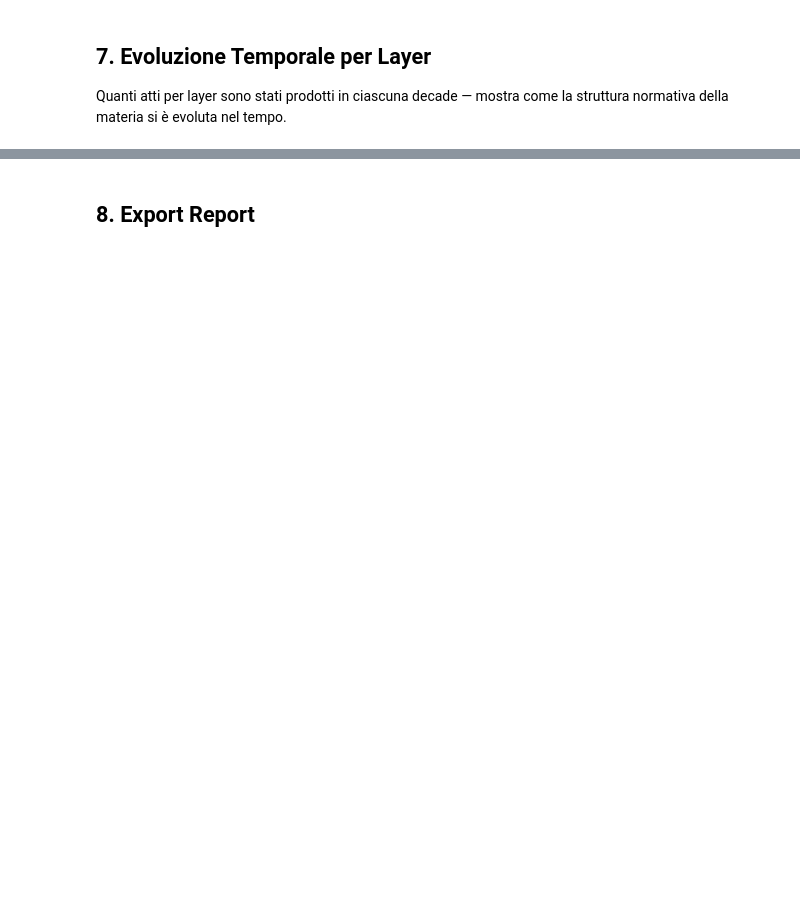
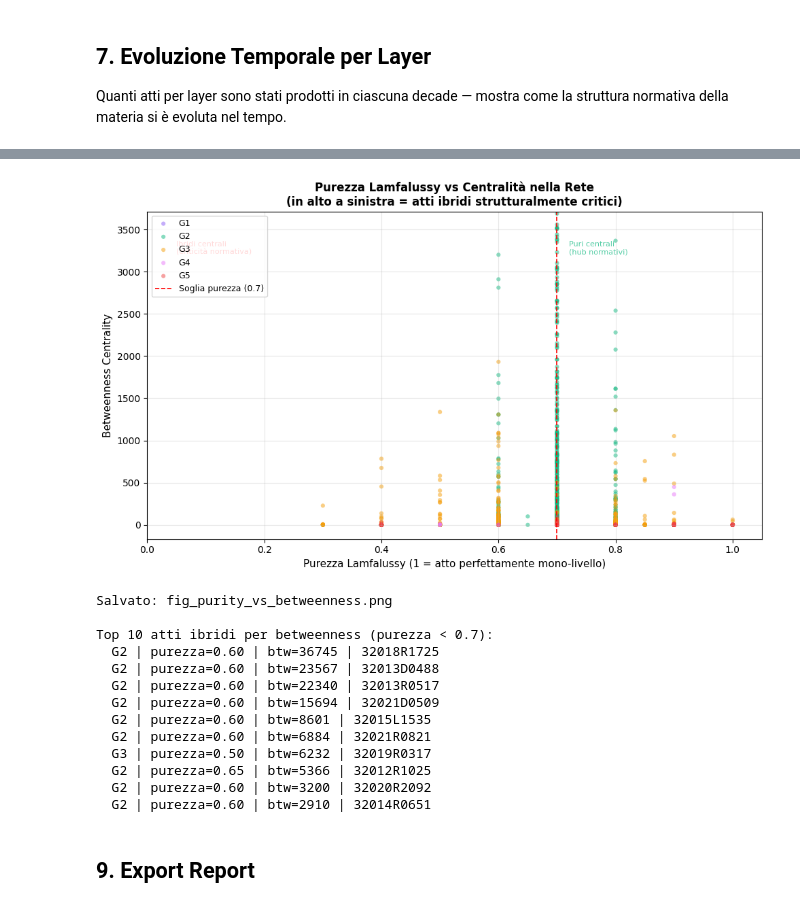
Before and after one commit to claudiabrandetti/eu-law-network-viz, a Jupyter notebook: notebooks/05_network_analysis.ipynb, the cells around one changed output, grey strips where cells are left out. Drawn from its saved outputs; the diff is of its cells as text; code cells hidden in the pictures; blank space fills up the shorter version.

```diff
--- a/notebooks/05_network_analysis.ipynb
+++ b/notebooks/05_network_analysis.ipynb
@@ -294,3 +407,77 @@ print("Salvato: fig_temporal_by_layer.png")
+# %%
+if 'layer_confidence' not in df.columns:
+    print("Colonna layer_confidence non trovata — cella saltata")
+else:
+    classified = df[df['layer'].notna() & df['layer_confidence'].notna()].copy()
+
+    fig, ax = plt.subplots(figsize=(10, 6))
+
+    for layer in LAYER_ORDER:
+        sub = classified[classified['layer'] == layer]
+        if len(sub) == 0:
+            continue
+        ax.scatter(
+            sub['layer_confidence'],
+            sub['betweenesscentrality'],
+            c=LAYER_COLORS[layer],
+            label=layer,
+            alpha=0.5,
+            s=20,
+            edgecolors='none'
+        )
+
+    # Linea soglia purezza
+    ax.axvline(x=PURITY_THRESHOLD, color='red', linestyle='--', linewidth=1.2,
+               label=f'Soglia purezza ({PURITY_THRESHOLD})')
+
+    # Etichetta quadranti
+    y_max = classified['betweenesscentrality'].quantile(0.98)
+    ax.set_ylim(-y_max * 0.05, y_max * 1.1)
+    ax.text(0.05, y_max * 0.95, 'Ibridi centrali\n(criticità normativa)',
+            fontsize=8, color='red', alpha=0.7)
+    ax.text(PURITY_THRESHOLD + 0.02, y_max * 0.95, 'Puri centrali\n(hub normativi)',
+            fontsize=8, color='#10B981', alpha=0.7)
+
+    ax.set_xlabel('Purezza Lamfalussy (1 = atto perfettamente mono-livello)', fontsize=11)
+    ax.set_ylabel('Betweenness Centrality', fontsize=11)
+    ax.set_title('Purezza Lamfalussy vs Centralità nella Rete\n'
+                 '(in alto a sinistra = atti ibridi strutturalmente critici)',
+                 fontsize=12, fontweight='bold')
+    ax.set_xlim(0, 1.05)
+    ax.legend(loc='upper left', fontsize=9)
+    ax.grid(alpha=0.3)
+
+    plt.tight_layout()
+    plt.savefig(os.path.join(OUTPUT_FIGS, 'fig_purity_vs_betweenness.png'), dpi=150, bbox_inches='tight')
+    plt.show()
+    print("Salvato: fig_purity_vs_betweenness.png")
+
+    # Stampa i top 10 atti ibridi per betweenness
+    print()
+    print("Top 10 atti ibridi per betweenness (purezza < 0.7):")
+    ibridi = classified[classified['layer_confidence'] < PURITY_THRESHOLD]
+    label_col = 'label' if 'label' in ibridi.columns else 'Label'
+    top_ibridi = ibridi.nlargest(10, 'betweenesscentrality')[
+        [label_col, 'layer', 'layer_confidence', 'betweenesscentrality']
+    ]
+    for _, r in top_ibridi.iterrows():
+        print(f"  {r['layer']} | purezza={r['layer_confidence']:.2f} | "
+              f"btw={r['betweenesscentrality']:.0f} | {r[label_col]}")
+# %% [output]
+[figure, added]
+Salvato: fig_purity_vs_betweenness.png
+
+Top 10 atti ibridi per betweenness (purezza < 0.7):
+  G2 | purezza=0.60 | btw=36745 | 32018R1725
+  G2 | purezza=0.60 | btw=23567 | 32013D0488
+  G2 | purezza=0.60 | btw=22340 | 32013R0517
+  G2 | purezza=0.60 | btw=15694 | 32021D0509
+  G2 | purezza=0.60 | btw=8601 | 32015L1535
+  G2 | purezza=0.60 | btw=6884 | 32021R0821
+  G3 | purezza=0.50 | btw=6232 | 32019R0317
+  G2 | purezza=0.65 | btw=5366 | 32012R1025
+  G2 | purezza=0.60 | btw=3200 | 32020R2092
+  G2 | purezza=0.60 | btw=2910 | 32014R0651
 # %% [markdown]
-## 8. Export Report
+## 9. Export Report
 # %%
```
Also changed, not shown: parts of 18 cells of this notebook, 13 other files.
